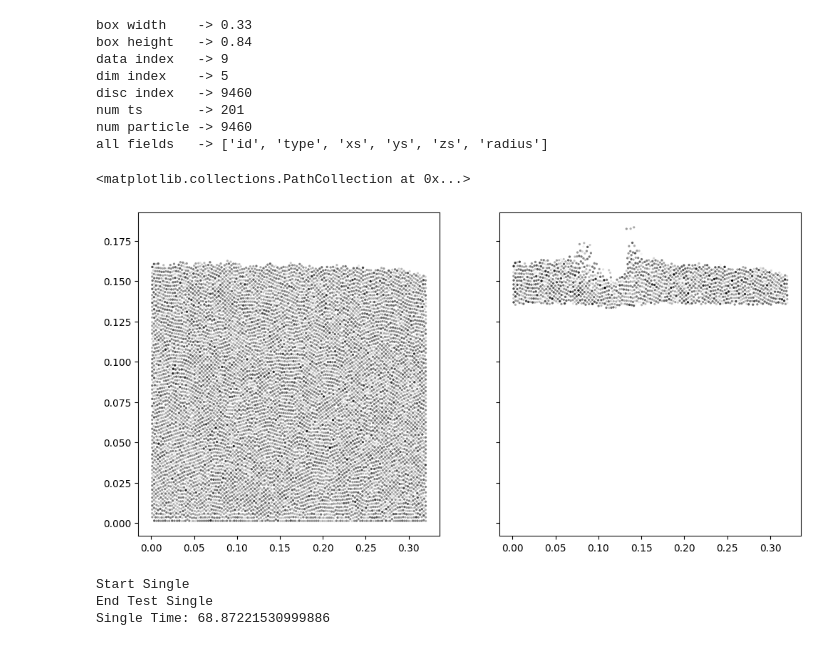
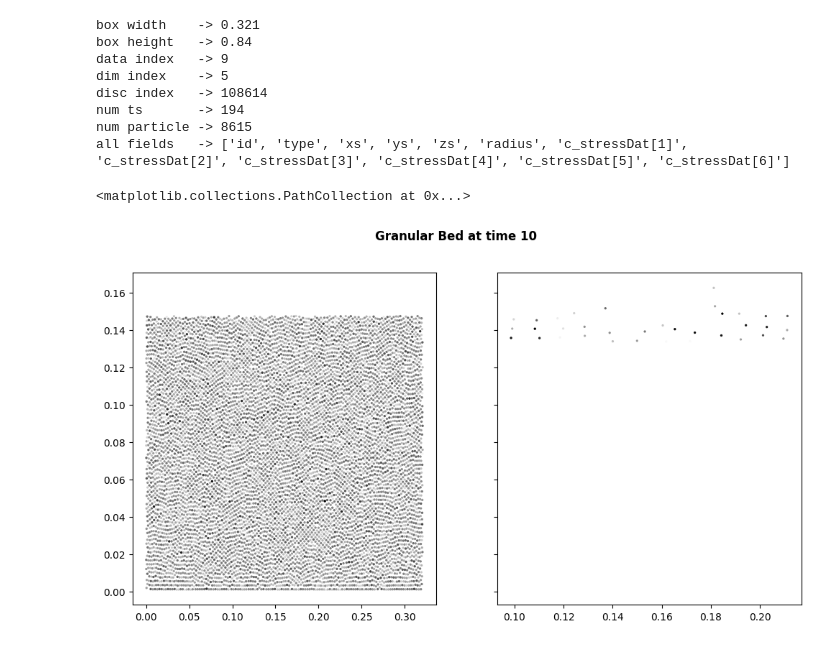
Before and after one commit to URMechanicsandAnalytics/granular-visualization, a Jupyter notebook: vis.ipynb, the cells around one changed output. Cells and saved outputs as stored; diff of their text form; code cells hidden in the pictures.

```diff
--- a/vis.ipynb
+++ b/vis.ipynb
@@ -5,7 +5,7 @@ import sim_tools as sim_tools
 import local_paths as lp
 import os
 
-bed = sim_tools.SimParams(lp.earth)
+bed = sim_tools.SimParams(lp.filepath)
 # %%
 values = {
     "box width": bed.box_width,
@@ -20,51 +20,48 @@ values = {
 for key,value in values.items():
     print(f"{key:13s}-> {value}")
 # %% [output]
-box width    -> 0.33
+box width    -> 0.321
 box height   -> 0.84
 data index   -> 9
 dim index    -> 5
-disc index   -> 9460
-num ts       -> 201
-num particle -> 9460
-all fields   -> ['id', 'type', 'xs', 'ys', 'zs', 'radius']
+disc index   -> 108614
+num ts       -> 194
+num particle -> 8615
+all fields   -> ['id', 'type', 'xs', 'ys', 'zs', 'radius', 'c_stressDat[1]', 'c_stressDat[2]', 'c_stressDat[3]', 'c_stressDat[4]', 'c_stressDat[5]', 'c_stressDat[6]']
 # %%
 import matplotlib.pyplot as plt
 import numpy as np
 
 init_bed = bed.initial_state
 x_coords = np.array(init_bed.get_data('x',as_array=True))
 y_coords = np.array(init_bed.get_data('y',as_array=True))
 rad = np.array(init_bed.get_data('radius',as_array=True))
 
-subset = init_bed.is_greater('y',0.135)
-time = 7
+# subset = init_bed.is_greater('y',0.135)
+subset1 = init_bed.is_array_surface(np.arange(0.10,0.22,0.01))
+subset2 = init_bed.is_array('h',np.arange(0.1,0.22,0.01),0.14)
+subset3 = init_bed.is_array('h',np.arange(0.1,0.22,0.01),0.135)
+subset = [*subset1,*subset2,*subset3]
+time = 10
 mid_bed = bed.get_bed_static(idx=time,include_only=subset)
 
 fig,(ax1,ax2) = plt.subplots(1,2,dpi=100,figsize=(12,6),sharey="row")
 fig.suptitle(f"Granular Bed at time {time}", fontweight='bold')
 
 ax1.scatter(
     np.array(init_bed.get_data('x',as_array=True)),
     np.array(init_bed.get_data('y',as_array=True)),
     s=np.array(init_bed.get_data('radius',as_array=True))*1500,
     c=np.array(init_bed.get_data('radius',as_array=True)),
     cmap='Greys'
 )
 ax2.scatter(
     np.array(mid_bed.get_data('x',as_array=True)),
     np.array(mid_bed.get_data('y',as_array=True)),
     s=np.array(mid_bed.get_data('radius',as_array=True))*1500,
     c=np.array(mid_bed.get_data('radius',as_array=True)),
     cmap='Greys'
 )
 # %% [output]
 <matplotlib.collections.PathCollection at 0x...>
-[figure, old version]
+[figure, new version]
-# %%
-bed.render_bed_single()
-exp_bed = bed.get_bed_dynamic(idx=time,include_only=subset)
-# %% [output]
-Start Single
-End Test Single
-Single Time: 68.87221530999886
```
Also changed, not shown: parts of 3 cells of this notebook, 1 other file.
